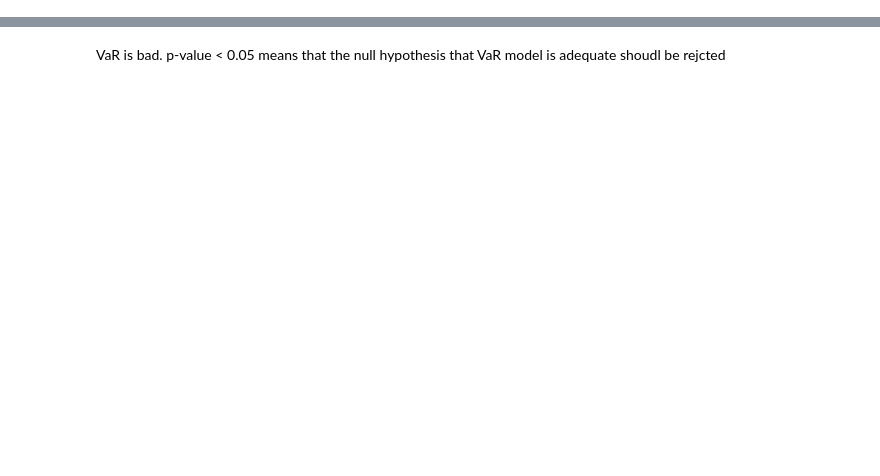
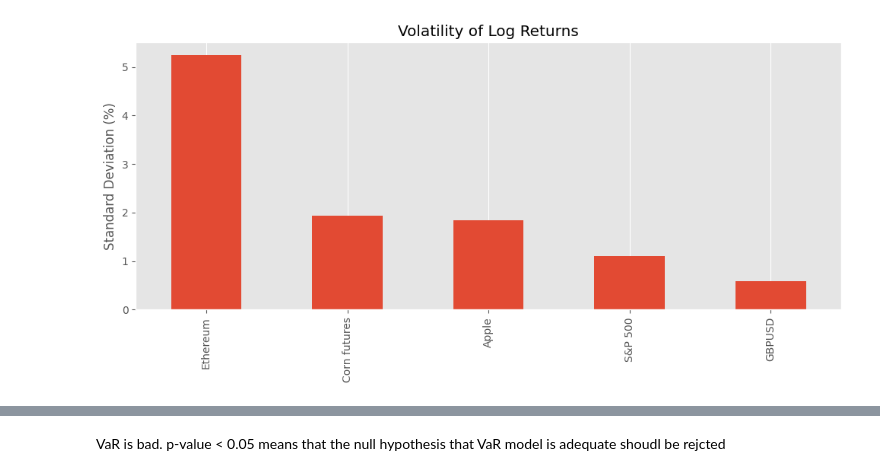
Before and after one commit to antek0308/TS_GARCH, a Jupyter notebook: Data/GARCH.ipynb, the cells around one changed output, grey strips where cells are left out. Drawn from its saved outputs; the diff is of its cells as text; code cells hidden in the pictures; blank space fills up the shorter version.

```diff
--- a/Data/GARCH.ipynb
+++ b/Data/GARCH.ipynb
@@ -208,0 +16,7 @@ res_df = pd.DataFrame({
+# %%
+df_raw = pd.read_csv('data.csv', index_col=0, parse_dates=True)
+df_raw.index = df_raw.index.date
+# %%
+cutoff = dt.date(2024, 5, 1)
+# %%
+df_insample = df_raw[df_raw.index < cutoff]
@@ -208,0 +30,3 @@ res_df = pd.DataFrame({
+# %%
+df_log_returns = np.log(df_insample / df_insample.shift(1))
+df_log_returns = df_log_returns.dropna()
@@ -208,0 +47,10 @@ res_df = pd.DataFrame({
+# %%
+volatility = df_log_returns.std() * 100
+volatility.sort_values(ascending=False).plot(kind='bar', figsize=(10, 5),
+                                             title='Volatility of Log Returns')
+plt.ylabel("Standard Deviation (%)")
+plt.grid(axis='y')
+plt.tight_layout()
+plt.show()
+# %% [output]
+[figure, added]
```
Also changed, not shown: parts of 62 cells of this notebook.
